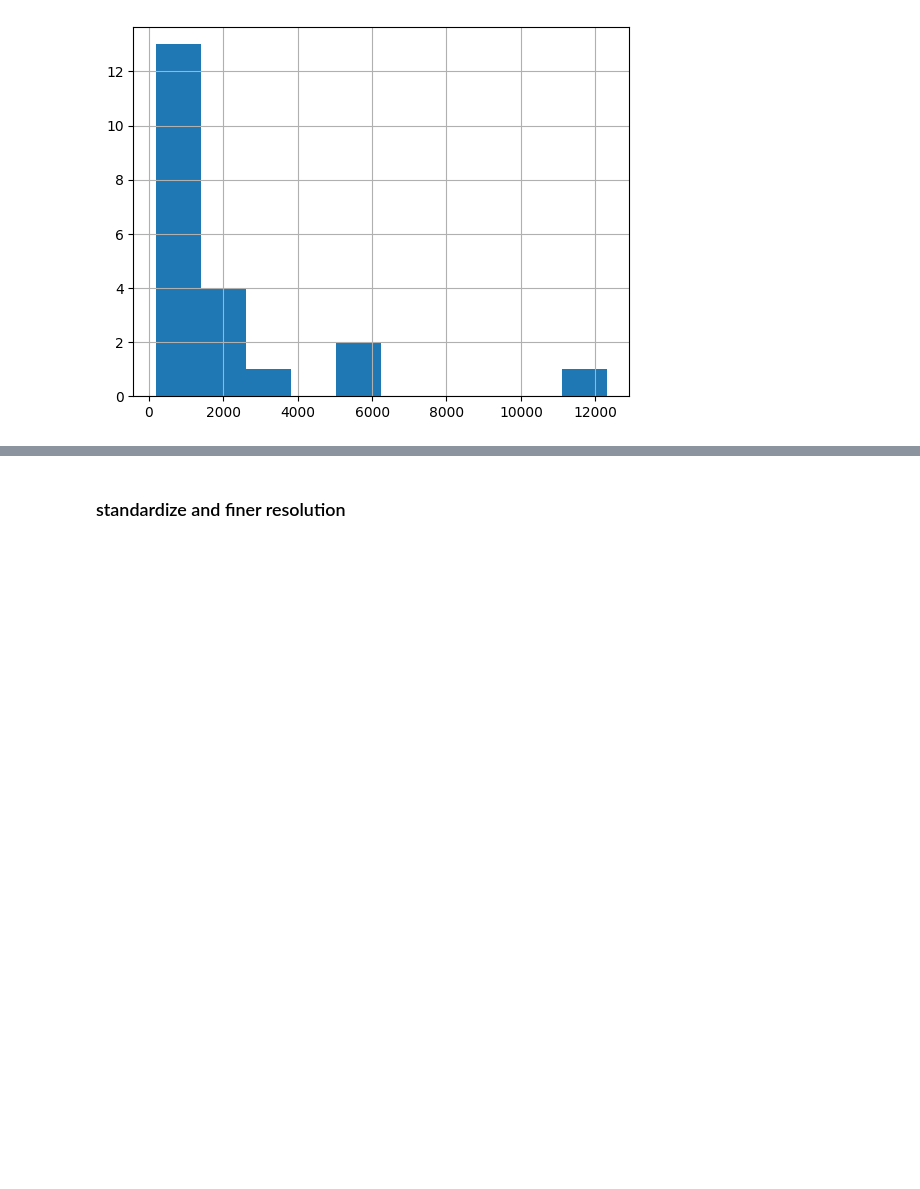
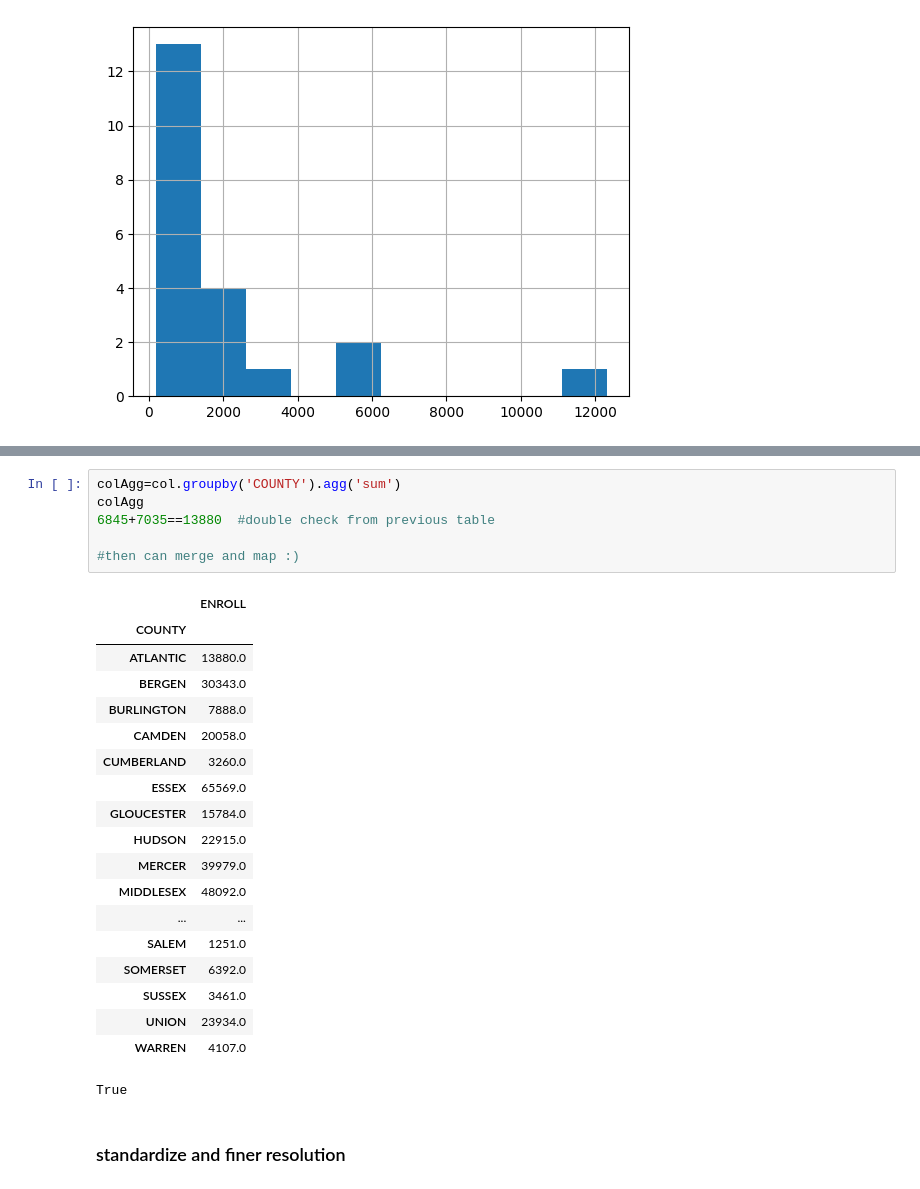
Before and after one commit to theaok/gisPy, a Jupyter notebook: map.ipynb, the cells around one changed output, grey strips where cells are left out. Drawn from its saved outputs; the diff is of its cells as text; blank space fills up the shorter version.

Commit message:
added groupby agg

```diff
--- a/map.ipynb
+++ b/map.ipynb
@@ -764,3 +834,29 @@ njC.POPDEN2010.hist() #super skewed!
+# %%
+colAgg=col.groupby('COUNTY').agg('sum')
+colAgg
+6845+7035==13880  #double check from previous table
+
+#then can merge and map :)
+# %% [output]
+|  | ENROLL |
+| COUNTY |  |
+| ATLANTIC | 13880.0 |
+| BERGEN | 30343.0 |
+| BURLINGTON | 7888.0 |
+| CAMDEN | 20058.0 |
+| CUMBERLAND | 3260.0 |
+| ESSEX | 65569.0 |
+| GLOUCESTER | 15784.0 |
+| HUDSON | 22915.0 |
+| MERCER | 39979.0 |
+| MIDDLESEX | 48092.0 |
+| ... | ... |
+| SALEM | 1251.0 |
+| SOMERSET | 6392.0 |
+| SUSSEX | 3461.0 |
+| UNION | 23934.0 |
+| WARREN | 4107.0 |
+True
 # %% [markdown]
 ### standardize and finer resolution
 # %%
```
Also changed, not shown: parts of 7 cells of this notebook.
